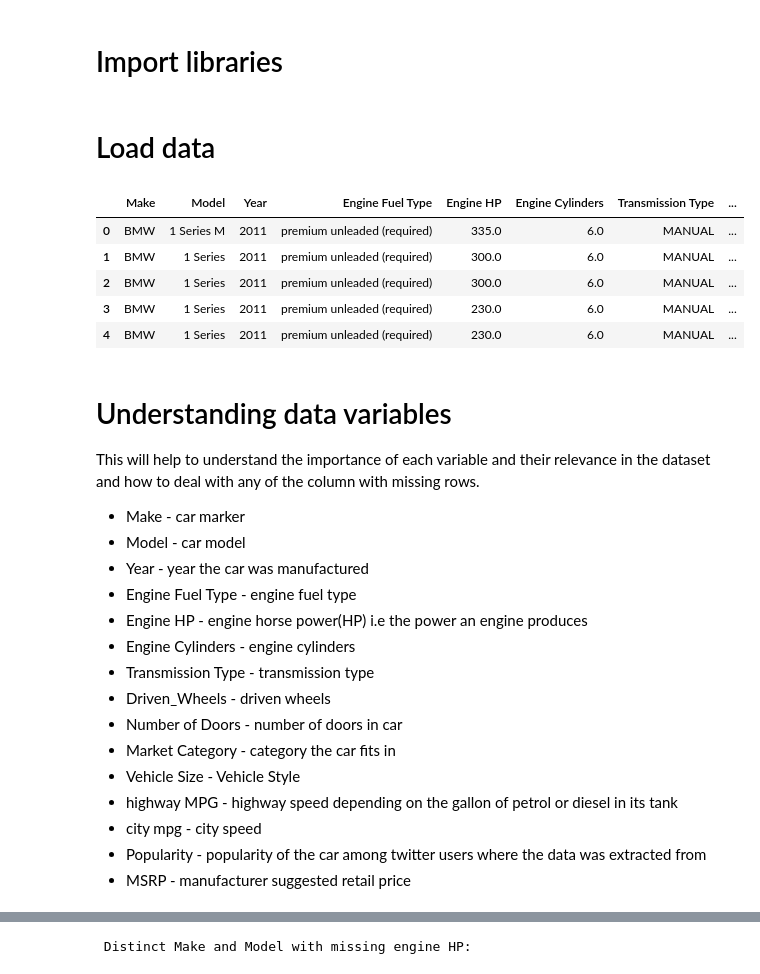
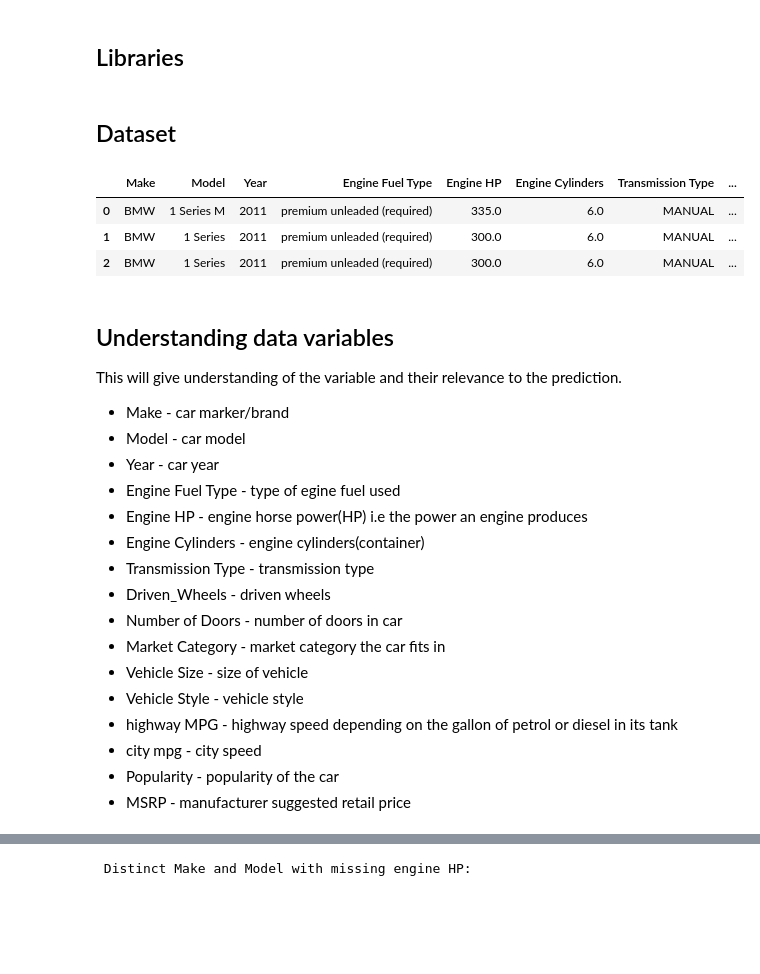
Before and after one commit to toludoyin/car-price-prediction, a Jupyter notebook: car_price_analysis_model.ipynb, the cells around one changed output, grey strips where cells are left out. Drawn from its saved outputs; the diff is of its cells as text; code cells hidden in the pictures; blank space fills up the shorter version.

```diff
--- a/car_price_analysis_model.ipynb
+++ b/car_price_analysis_model.ipynb
@@ -4,5 +4,5 @@ This notebook analyse car prices of different makers and models with different f
-# %% [markdown]
-# Import libraries
+# %% [markdown]
+## Libraries
 # %%
 import numpy as np
 import pandas as pd
@@ -18,33 +18,32 @@ warnings.filterwarnings('ignore')
 
 pd.set_option('display.max_columns', None)
 pd.set_option('display.max_rows', None)
-# %% [markdown]
-# Load data
+# %% [markdown]
+## Dataset
 # %%
 car_data = pd.read_csv('dataset/car_price.csv')
-car_data[:5]
+car_data[:3]
 # %% [output]
 |  | Make | Model | Year | Engine Fuel Type | Engine HP | Engine Cylinders | Transmission Type | ... |
 | 0 | BMW | 1 Series M | 2011 | premium unleaded (required) | 335.0 | 6.0 | MANUAL | ... |
 | 1 | BMW | 1 Series | 2011 | premium unleaded (required) | 300.0 | 6.0 | MANUAL | ... |
 | 2 | BMW | 1 Series | 2011 | premium unleaded (required) | 300.0 | 6.0 | MANUAL | ... |
-| 3 | BMW | 1 Series | 2011 | premium unleaded (required) | 230.0 | 6.0 | MANUAL | ... |
-| 4 | BMW | 1 Series | 2011 | premium unleaded (required) | 230.0 | 6.0 | MANUAL | ... |
 # %% [markdown]
-# Understanding data variables
-This will help to understand the importance of each variable and their relevance in the dataset and how to deal with any of the column with missing rows.
-* Make - car marker
+## Understanding data variables
+This will give understanding of the variable and their relevance to the prediction.
+* Make - car marker/brand
 * Model - car model
-* Year - year the car was manufactured
-* Engine Fuel Type - engine fuel type
+* Year - car year
+* Engine Fuel Type - type of egine fuel used
 * Engine HP - engine horse power(HP) i.e the power an engine produces
-* Engine Cylinders - engine cylinders
+* Engine Cylinders - engine cylinders(container)
 * Transmission Type - transmission type
 * Driven_Wheels - driven wheels
 * Number of Doors - number of doors in car
-* Market Category - category the car fits in
-* Vehicle Size - Vehicle Style
+* Market Category - market category the car fits in
+* Vehicle Size - size of vehicle
+* Vehicle Style - vehicle style
 * highway MPG - highway speed depending on the gallon of petrol or diesel in its tank
 * city mpg - city speed
-* Popularity - popularity of the car among twitter users where the data was extracted from
+* Popularity - popularity of the car
 * MSRP - manufacturer suggested retail price
```
Also changed, not shown: parts of 51 cells of this notebook.
